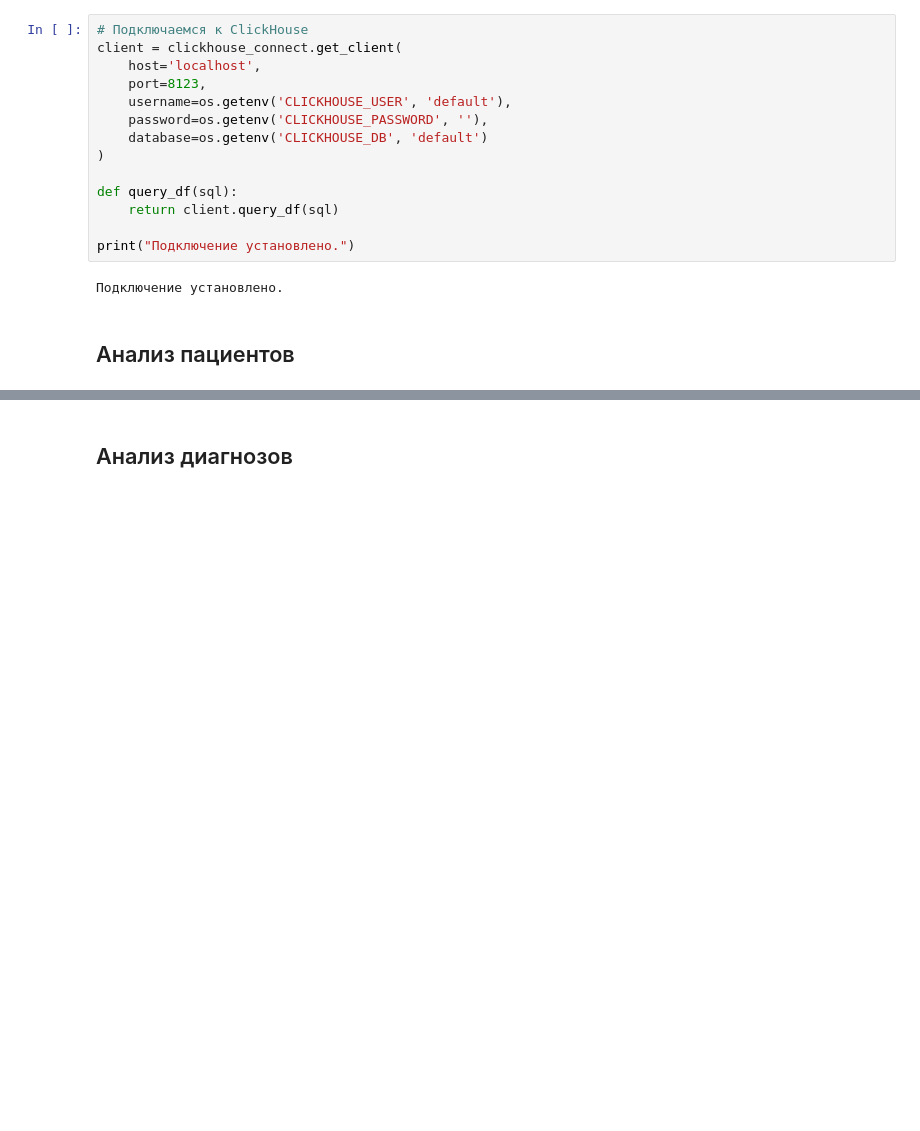
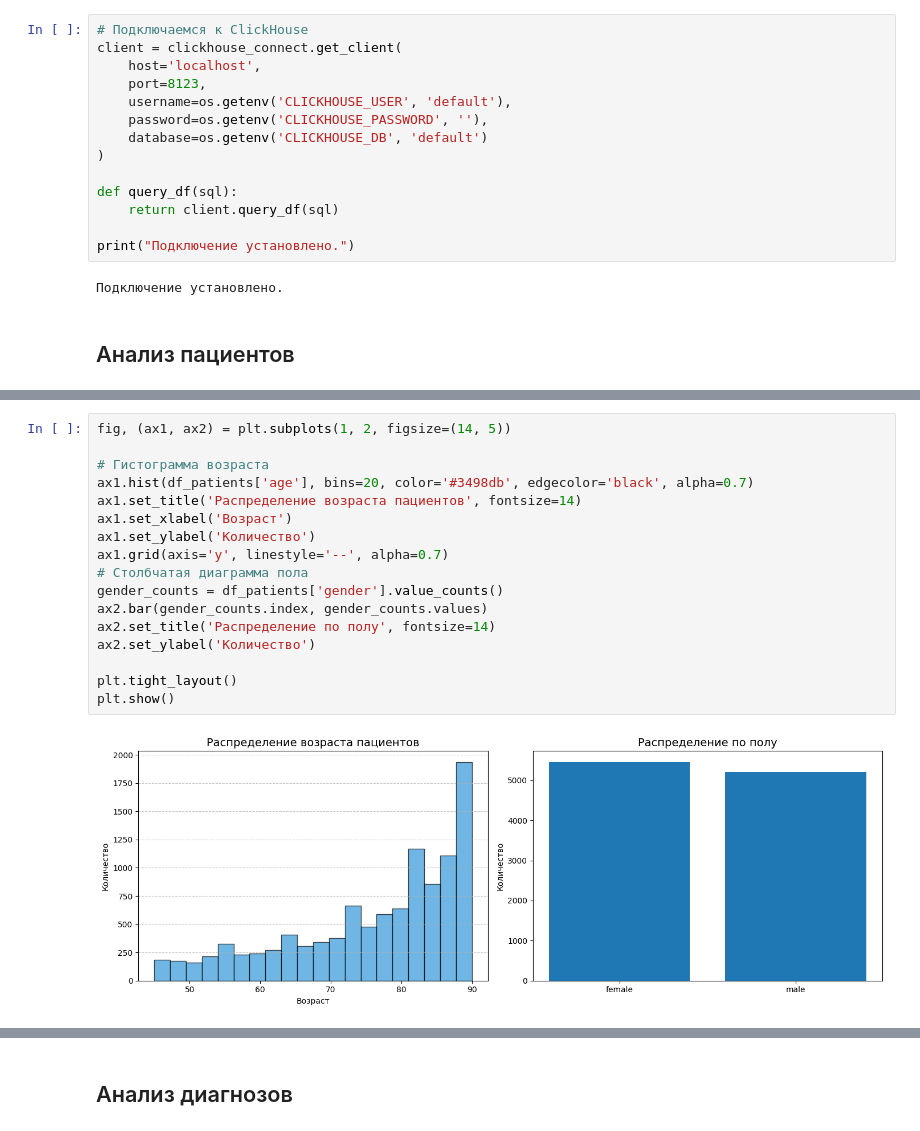
Before and after one commit to BalshowAndrew/oncology_fhir_analytics, a Jupyter notebook: notebooks/01_eda_clickhouse.ipynb, the cells around one changed output, grey strips where cells are left out. Cells and saved outputs as stored; diff of their text form; blank space fills up the shorter version.

```diff
--- a/notebooks/01_eda_clickhouse.ipynb
+++ b/notebooks/01_eda_clickhouse.ipynb
@@ -81,0 +85,19 @@ plt.show()
+# %%
+fig, (ax1, ax2) = plt.subplots(1, 2, figsize=(14, 5))
+
+# Гистограмма возраста
+ax1.hist(df_patients['age'], bins=20, color='#3498db', edgecolor='black', alpha=0.7)
+ax1.set_title('Распределение возраста пациентов', fontsize=14)
+ax1.set_xlabel('Возраст')
+ax1.set_ylabel('Количество')
+ax1.grid(axis='y', linestyle='--', alpha=0.7)
+# Столбчатая диаграмма пола
+gender_counts = df_patients['gender'].value_counts()
+ax2.bar(gender_counts.index, gender_counts.values)
+ax2.set_title('Распределение по полу', fontsize=14)
+ax2.set_ylabel('Количество')
+
+plt.tight_layout()
+plt.show()
+# %% [output]
+[figure, added]
```
Also changed, not shown: parts of 21 cells of this notebook, 6 other files.
